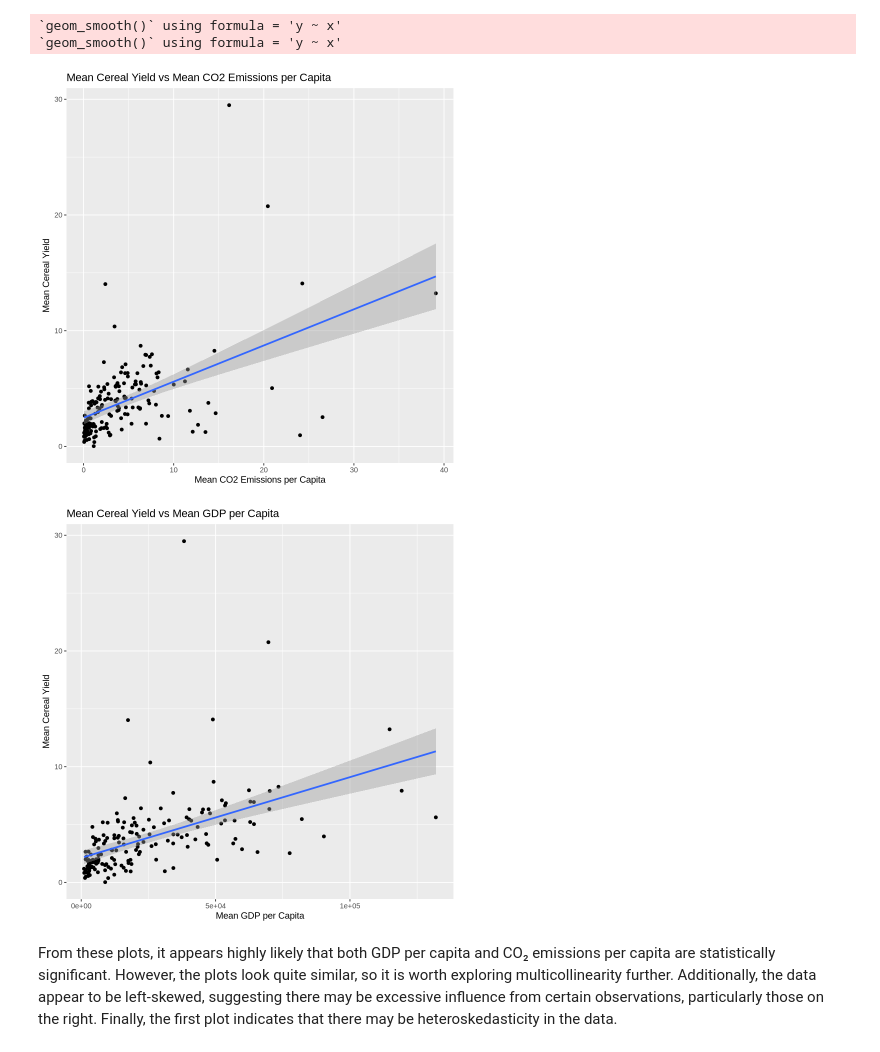
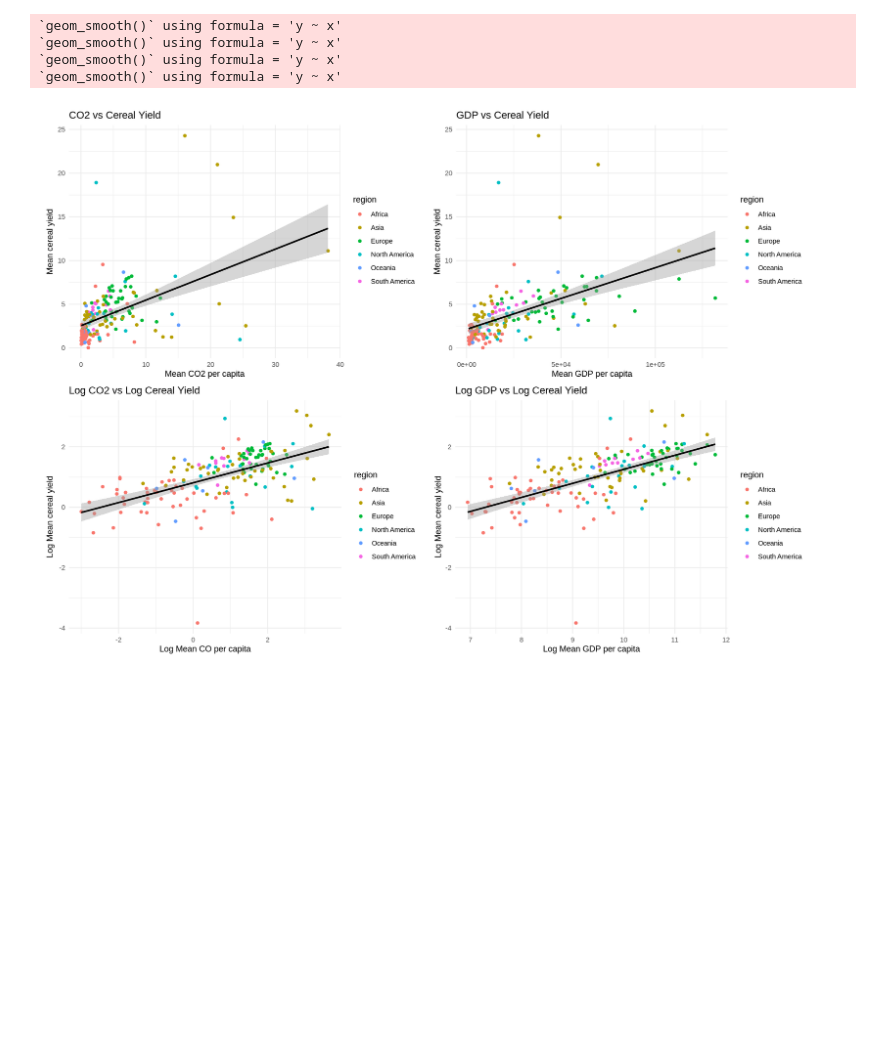
Before and after one commit to ebarr02/Crop-Yield-Analysis, a Jupyter notebook: CropYieldAnalysis.ipynb, the cells around one changed output. Drawn from its saved outputs; the diff is of its cells as text; code cells hidden in the pictures; blank space fills up the shorter version.

```diff
--- a/CropYieldAnalysis.ipynb
+++ b/CropYieldAnalysis.ipynb
@@ -26,3 +15,22 @@ gdp_data = read.csv("gdp-per-capita-worldbank.csv")
 # %%
-filtered_yield <- filter(yield_data, Year > 2020)
-avg_yield <- filtered_yield %>% group_by(Entity) %>% summarize(mean_yield = mean(Cereal.yield))
+# Clean data and organize into one data frame
+avg_yield <- yield_data %>%
+  filter(Year >= 2019) %>%
+  group_by(Entity, region = World.region.according.to.OWID) %>%
+  summarise(mean_yield = mean(Cereal.yield, na.rm = TRUE), .groups = "drop")
+
+avg_co <- co_data %>%
+  filter(Year >= 2019) %>%
+  group_by(Entity) %>%
+  summarise(mean_co = mean(CO..emissions.per.capita, na.rm = TRUE), .groups = "drop")
+
+avg_gdp <- gdp_data %>%
+  filter(Year >= 2019) %>%
+  group_by(Entity) %>%
+  summarise(mean_gdp = mean(GDP.per.capita, na.rm = TRUE), .groups = "drop")
+
+model_df <- avg_yield %>%
+  inner_join(avg_co, by = "Entity") %>%
+  inner_join(avg_gdp, by = "Entity") %>%
+  filter(!is.na(region)) %>%
+ filter(mean_yield > 0, mean_co > 0, mean_gdp > 0, region != "")
@@ -61,34 +60,24 @@ A tibble: 6 × 4
-# %%
-## EDA PLOTS
-EDA_plot1 <- combined_data %>%
-  ggplot(aes(x = mean_co, y = mean_yield)) +
-  geom_point() +
-  geom_smooth(method = "lm", se = TRUE) +
-  labs(
-    title = "Mean Cereal Yield vs Mean CO2 Emissions per Capita",
-    x = "Mean CO2 Emissions per Capita",
-    y = "Mean Cereal Yield"
-  )
-
-EDA_plot1
-
-EDA_plot2 <- combined_data %>%
-  ggplot(aes(x = mean_gdp, y = mean_yield)) +
-  geom_point() +
-  geom_smooth(method = "lm", se = TRUE) +
-  labs(
-    title = "Mean Cereal Yield vs Mean GDP per Capita",
-    x = "Mean GDP per Capita",
-    y = "Mean Cereal Yield"
-  )
-
-EDA_plot2
-# %% [output]
-`geom_smooth()` using formula = 'y ~ x'
-`geom_smooth()` using formula = 'y ~ x'
-[figure, removed]
-[figure, removed]
-# %% [markdown]
-From these plots, it appears highly likely that both GDP per capita and CO₂ emissions per capita are statistically significant. However, the plots look quite similar, so it is worth exploring multicollinearity further. Additionally, the data appear to be left-skewed, suggesting there may be excessive influence from certain observations, particularly those on the right. Finally, the first plot indicates that there may be heteroskedasticity in the data.
 # %%
-### Fiting a model
+options(repr.plot.width = 14, repr.plot.height = 10)
+plot1 <- ggplot(model_df, aes(x = mean_co, y = mean_yield, color = region)) +
+  geom_point() + geom_smooth(method = "lm", se = TRUE, color = "black") +
+  labs(x = "Mean CO2 per capita", y = "Mean cereal yield", title = "CO2 vs Cereal Yield") + theme_minimal()
+
+plot2 <- ggplot(model_df, aes(x = mean_gdp, y = mean_yield, color = region)) +
+  geom_point() + geom_smooth(method = "lm", se = TRUE, color = "black") +
+  labs(x = "Mean GDP per capita", y = "Mean cereal yield", title = "GDP vs Cereal Yield") + theme_minimal()
+
+plot3 <- ggplot(model_df, aes(x = log(mean_co), y = log(mean_yield), color = region)) +
+  geom_point() + geom_smooth(method = "lm", se = TRUE, color = "black") +
+  labs(x = "Log Mean CO per capita", y = "Log Mean cereal yield", title = "Log CO2 vs Log Cereal Yield") + theme_minimal()
+
+plot4 <- ggplot(model_df, aes(x = log(mean_gdp), y = log(mean_yield), color = region)) +
+  geom_point() + geom_smooth(method = "lm", se = TRUE, color = "black") +
+  labs(x = "Log Mean GDP per capita", y = "Log Mean cereal yield", title = "Log GDP vs Log Cereal Yield") + theme_minimal()
+(plot1 + plot2) / (plot3 + plot4)
+# %% [output]
+`geom_smooth()` using formula = 'y ~ x'
+`geom_smooth()` using formula = 'y ~ x'
+`geom_smooth()` using formula = 'y ~ x'
+`geom_smooth()` using formula = 'y ~ x'
+[figure, added]
```
Also changed, not shown: parts of 11 cells of this notebook.
